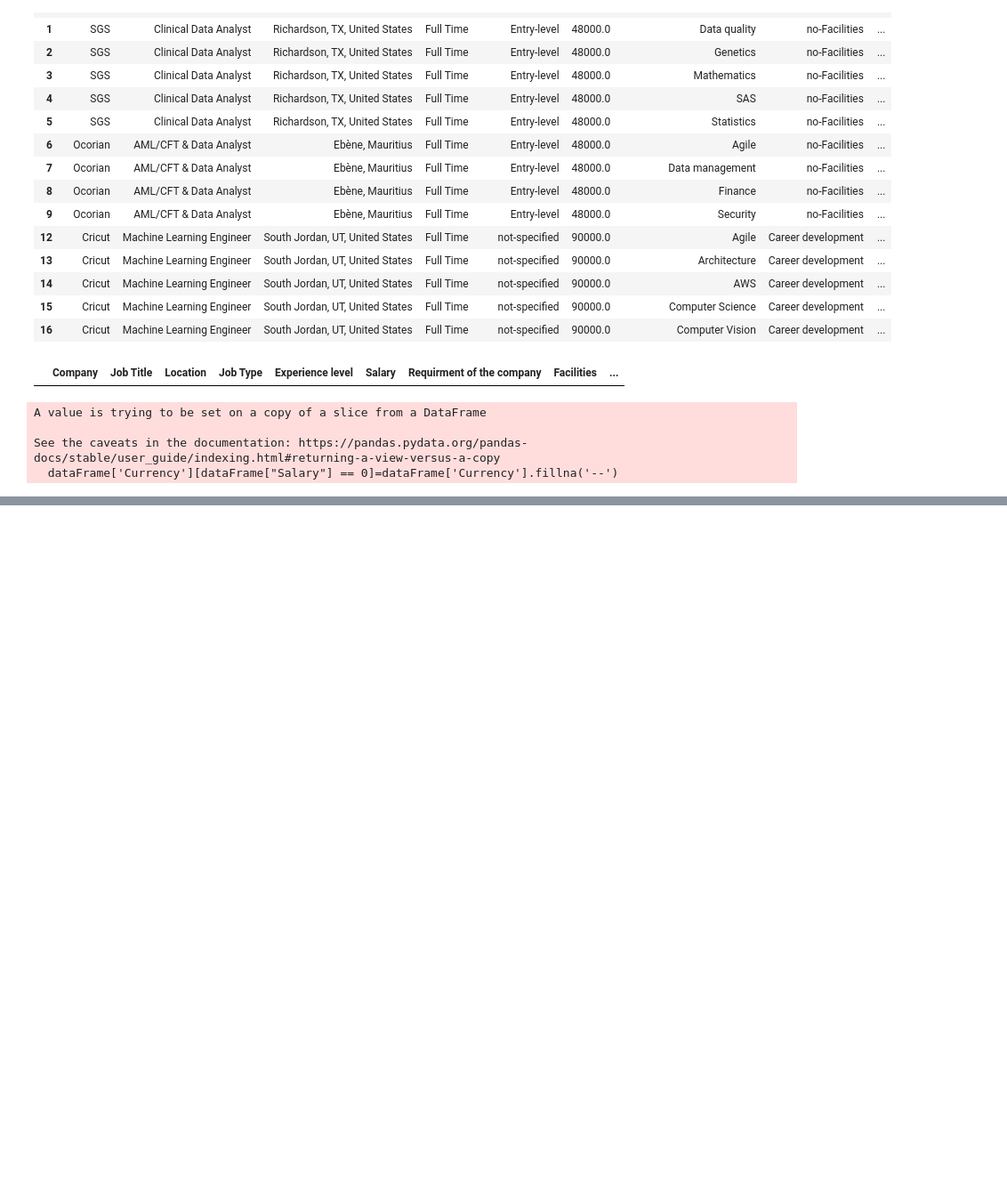
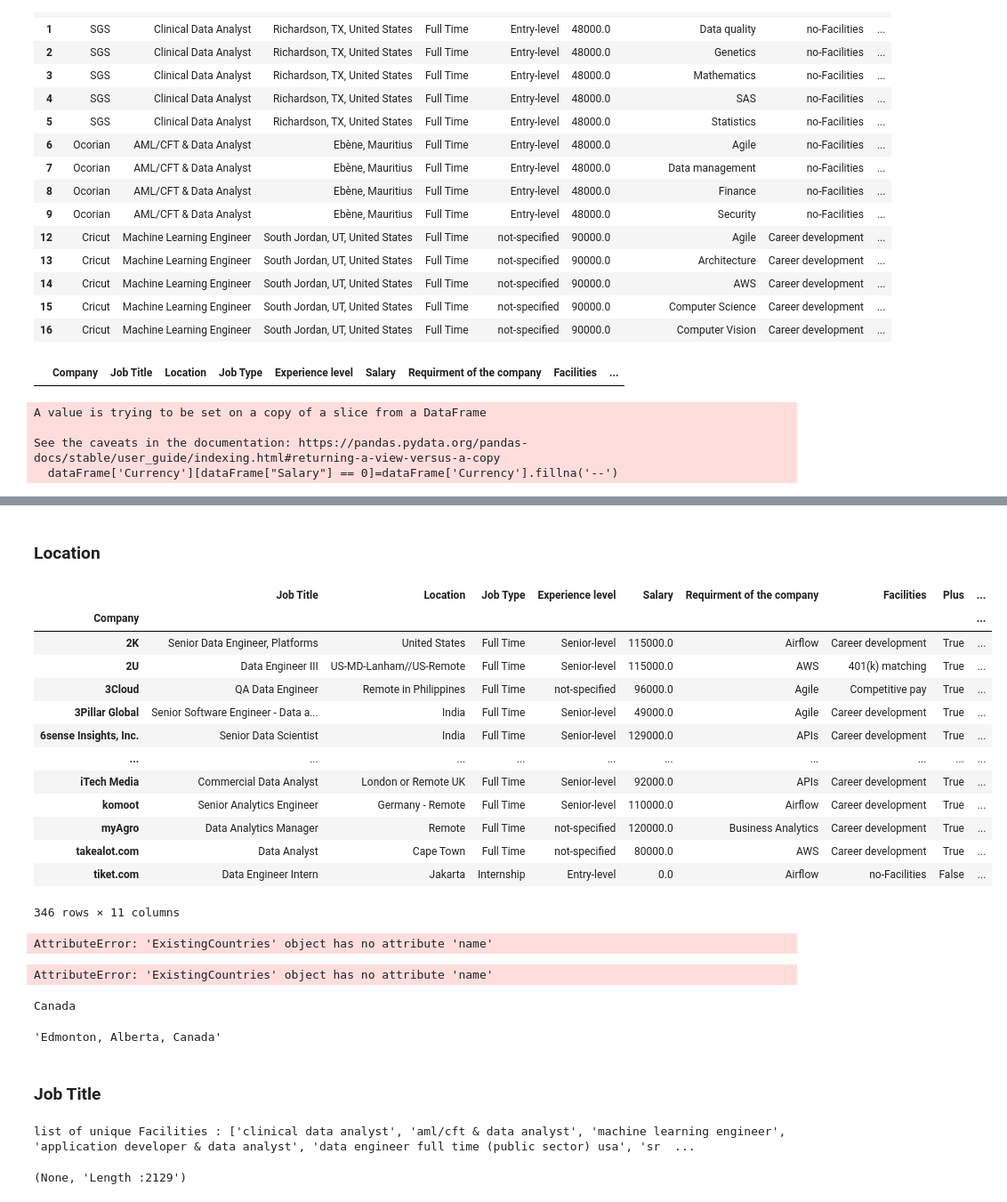
Before and after one commit to elouardyabderrahim/Analyse-des-opportunites-emploi, a Jupyter notebook: dataJob.ipynb, the cells around one changed output, grey strips where cells are left out. Shown: that part at 89% size. Cells and saved outputs as stored; diff of their text form; code cells hidden in the pictures; blank space fills up the shorter version.

Commit message:
try multiple code choises for splitting the location

```diff
--- a/dataJob.ipynb
+++ b/dataJob.ipynb
@@ -500,0 +489,22 @@ dataFrame[dataFrame["Salary"] == 0]
+# %% [markdown]
+### Location
+# %%
+dataFrame[['City_State_Location', 'Country_Location']] = dataFrame['Location'].str.split(",",n=1, expand = True)
+# %%
+locationgrop=dataFrame[(dataFrame['Country_Location'].isna()) | (dataFrame['City_State_Location'].isna())].groupby('Company')
+locationgrop.first()
+# %% [output]
+|  | Job Title | Location | Job Type | Experience level | Salary | Requirment of the company | Facilities | Plus | ... |
+| Company |  |  |  |  |  |  |  |  | ... |
+| 2K | Senior Data Engineer, Platforms | United States | Full Time | Senior-level | 115000.0 | Airflow | Career development | True | ... |
+| 2U | Data Engineer III | US-MD-Lanham//US-Remote | Full Time | Senior-level | 115000.0 | AWS | 401(k) matching | True | ... |
+| 3Cloud | QA Data Engineer | Remote in Philippines | Full Time | not-specified | 96000.0 | Agile | Competitive pay | True | ... |
+| 3Pillar Global | Senior Software Engineer - Data a... | India | Full Time | Senior-level | 49000.0 | Agile | Career development | True | ... |
+| 6sense Insights, Inc. | Senior Data Scientist | India | Full Time | Senior-level | 129000.0 | APIs | Career development | True | ... |
+| ... | ... | ... | ... | ... | ... | ... | ... | ... | ... |
+| iTech Media | Commercial Data Analyst | London or Remote UK | Full Time | Senior-level | 92000.0 | APIs | Career development | True | ... |
+| komoot | Senior Analytics Engineer | Germany - Remote | Full Time | Senior-level | 110000.0 | Airflow | Career development | True | ... |
+| myAgro | Data Analytics Manager | Remote | Full Time | not-specified | 120000.0 | Business Analytics | Career development | True | ... |
+| takealot.com | Data Analyst | Cape Town | Full Time | not-specified | 80000.0 | AWS | Career development | True | ... |
+| tiket.com | Data Engineer Intern | Jakarta | Internship | Entry-level | 0.0 | Airflow | no-Facilities | False | ... |
+346 rows × 11 columns
@@ -500,0 +513,27 @@ dataFrame[dataFrame["Salary"] == 0]
+# %%
+import pycountry
+j=0
+h="ett"
+    # for country in pycountry.countries:
+for Location in dataFrame["City_State_Location"]:
+    print(pycountry.countries.name)
+# %% [output]
+AttributeError: 'ExistingCountries' object has no attribute 'name'
+# %%
+print(pycountry.countries.name)
+# %% [output]
+AttributeError: 'ExistingCountries' object has no attribute 'name'
+# %%
+import pycountry
+text = dataFrame["Location"][60325]
+for country in pycountry.countries:
+    if country.name in text:
+        print(country.name)
+# %% [output]
+Canada
+# %%
+dataFrame["Location"][60325]
+# %% [output]
+'Edmonton, Alberta, Canada'
+# %% [markdown]
+### Job Title
@@ -500,0 +542,5 @@ dataFrame[dataFrame["Salary"] == 0]
+# %%
+print("list of unique Facilities :",dataFrame["Job Title"].unique().tolist()),"Length :"+str(len(dataFrame["Job Title"].unique().tolist()))
+# %% [output]
+list of unique Facilities : ['clinical data analyst', 'aml/cft & data analyst', 'machine learning engineer', 'application developer & data analyst', 'data engineer full time (public sector) usa', 'sr  ...
+(None, 'Length :2129')
```
Also changed, not shown: parts of 22 cells of this notebook.
